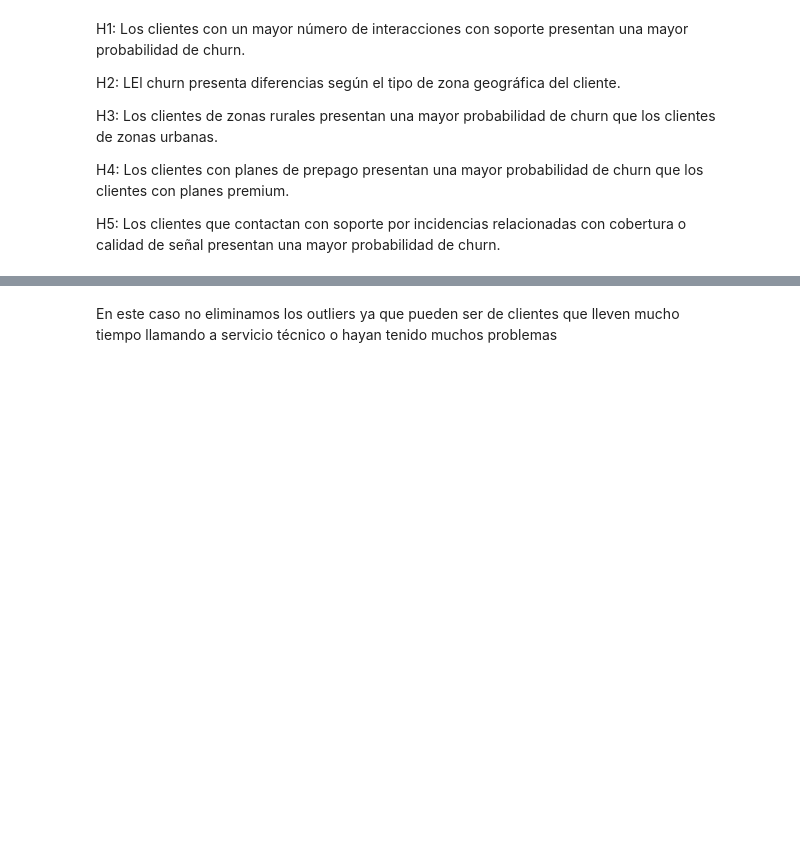
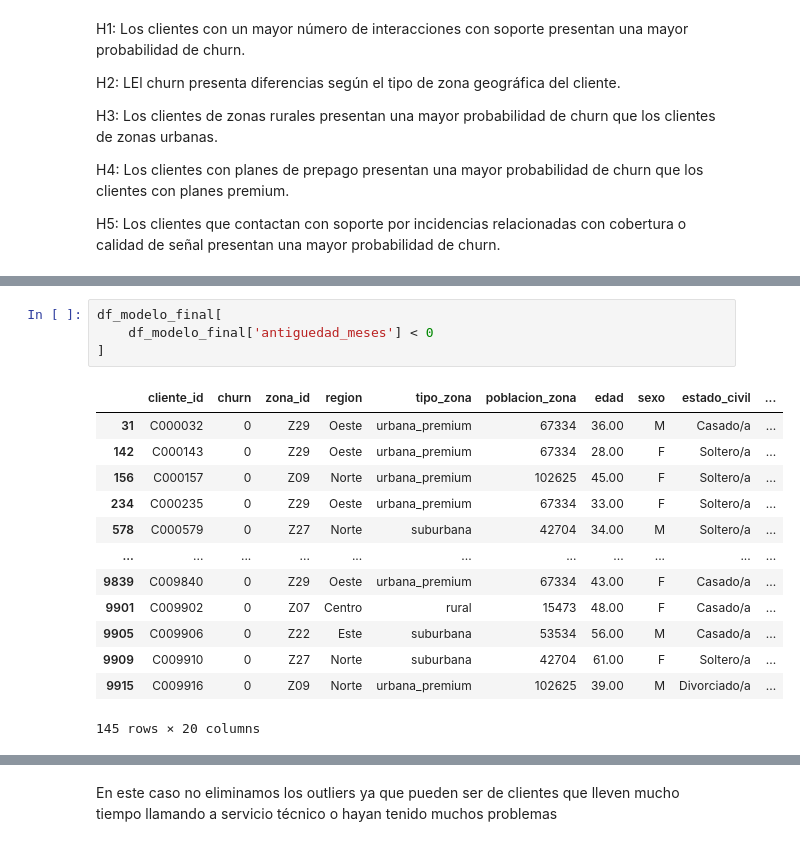
Before and after one commit to ancarmar03-create/UCV-Churn, a Jupyter notebook: notebooks/modelo1.ipynb, the cells around one changed output, grey strips where cells are left out. Saved outputs shown, nothing was run; the diff lists cells and outputs as text; blank space fills up the shorter version.

```diff
--- a/notebooks/modelo1.ipynb
+++ b/notebooks/modelo1.ipynb
@@ -565,0 +455,18 @@ plt.show()
+# %%
+df_modelo_final[
+    df_modelo_final['antiguedad_meses'] < 0
+]
+# %% [output]
+|  | cliente_id | churn | zona_id | region | tipo_zona | poblacion_zona | edad | sexo | estado_civil | ... |
+| 31 | C000032 | 0 | Z29 | Oeste | urbana_premium | 67334 | 36.00 | M | Casado/a | ... |
+| 142 | C000143 | 0 | Z29 | Oeste | urbana_premium | 67334 | 28.00 | F | Soltero/a | ... |
+| 156 | C000157 | 0 | Z09 | Norte | urbana_premium | 102625 | 45.00 | F | Soltero/a | ... |
+| 234 | C000235 | 0 | Z29 | Oeste | urbana_premium | 67334 | 33.00 | F | Soltero/a | ... |
+| 578 | C000579 | 0 | Z27 | Norte | suburbana | 42704 | 34.00 | M | Soltero/a | ... |
+| ... | ... | ... | ... | ... | ... | ... | ... | ... | ... | ... |
+| 9839 | C009840 | 0 | Z29 | Oeste | urbana_premium | 67334 | 43.00 | F | Casado/a | ... |
+| 9901 | C009902 | 0 | Z07 | Centro | rural | 15473 | 48.00 | F | Casado/a | ... |
+| 9905 | C009906 | 0 | Z22 | Este | suburbana | 53534 | 56.00 | M | Casado/a | ... |
+| 9909 | C009910 | 0 | Z27 | Norte | suburbana | 42704 | 61.00 | F | Soltero/a | ... |
+| 9915 | C009916 | 0 | Z09 | Norte | urbana_premium | 102625 | 39.00 | M | Divorciado/a | ... |
+145 rows × 20 columns
```
Also changed, not shown: parts of 45 cells of this notebook.
